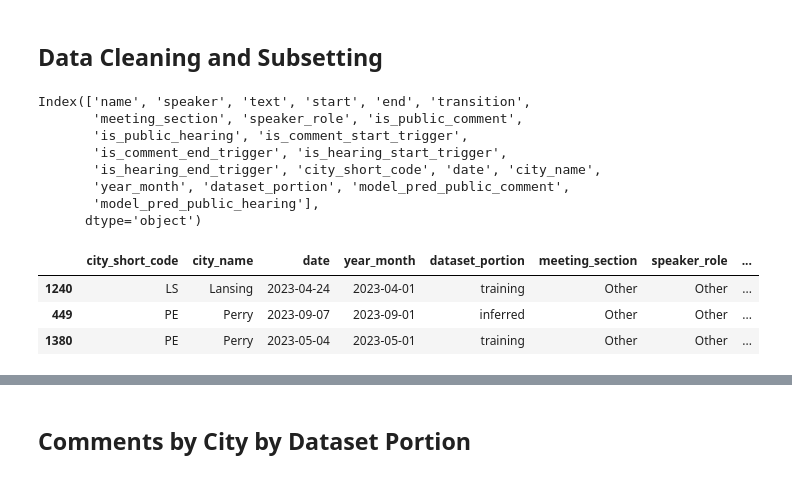
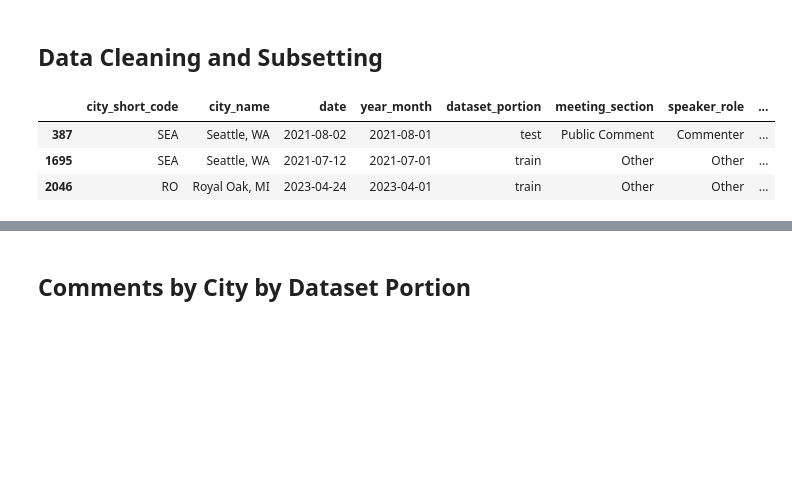
Before and after one commit to evamaxfield/cdp-public-comment-seg-prep, a Jupyter notebook: notebooks/eda.ipynb, the cells around one changed output, grey strips where cells are left out. Drawn from its saved outputs; the diff is of its cells as text; code cells hidden in the pictures; blank space fills up the shorter version.

```diff
--- a/notebooks/eda.ipynb
+++ b/notebooks/eda.ipynb
@@ -128,46 +115,41 @@ for filepath in ANNOTATIONS_DIR.glob("*.csv"):
     df["year_month"] = df["date"].apply(lambda x: x.replace(day=1))
 
     # Using the filename, mark if this was a "training" or "inferred" dataset
-    df["dataset_portion"] = "training" if "truth" in filepath.stem else "inferred"
+    df["dataset_portion"] = filepath.stem.split("_")[-1]
 
     # Add the truth data to the list
     data_dfs.append(df)
 
 # Concatenate all training data
 full_data = pd.concat(data_dfs)
 
-print(full_data.columns)
+# Replace dataset portion with standard names
+full_data["dataset_portion"] = full_data["dataset_portion"].replace(
+    {"truth": "train", "pred": "inferred", "val": "test"}
+)
 
 # Subset the data to only the columns we care about
 full_data = full_data[
     [
         "city_short_code",
         "city_name",
         "date",
         "year_month",
         "dataset_portion",
         "meeting_section",
         "speaker_role",
         "start",
         "end",
         "text",
     ]
 ]
 
 full_data.sample(3)
 # %% [output]
-Index(['name', 'speaker', 'text', 'start', 'end', 'transition',
-       'meeting_section', 'speaker_role', 'is_public_comment',
-       'is_public_hearing', 'is_comment_start_trigger',
-       'is_comment_end_trigger', 'is_hearing_start_trigger',
-       'is_hearing_end_trigger', 'city_short_code', 'date', 'city_name',
-       'year_month', 'dataset_portion', 'model_pred_public_comment',
-       'model_pred_public_hearing'],
-      dtype='object')
 |  | city_short_code | city_name | date | year_month | dataset_portion | meeting_section | speaker_role | ... |
-| 1240 | LS | Lansing | 2023-04-24 | 2023-04-01 | training | Other | Other | ... |
-| 449 | PE | Perry | 2023-09-07 | 2023-09-01 | inferred | Other | Other | ... |
-| 1380 | PE | Perry | 2023-05-04 | 2023-05-01 | training | Other | Other | ... |
+| 387 | SEA | Seattle, WA | 2021-08-02 | 2021-08-01 | test | Public Comment | Commenter | ... |
+| 1695 | SEA | Seattle, WA | 2021-07-12 | 2021-07-01 | train | Other | Other | ... |
+| 2046 | RO | Royal Oak, MI | 2023-04-24 | 2023-04-01 | train | Other | Other | ... |
 # %%
 # Filter to only the cities of interest
 full_data = full_data[full_data["city_short_code"].isin(CITIES_OF_INTEREST)]
```
Also changed, not shown: parts of 13 cells of this notebook.
